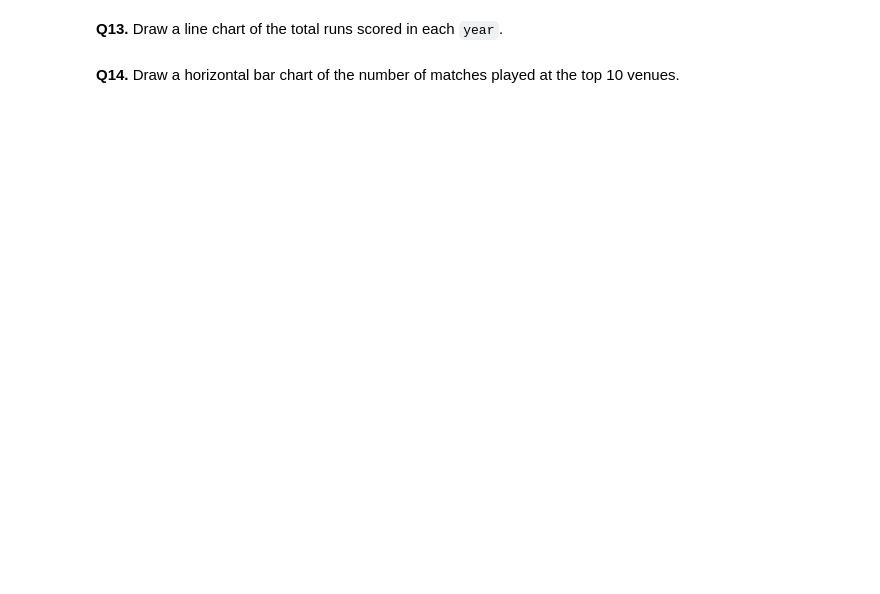
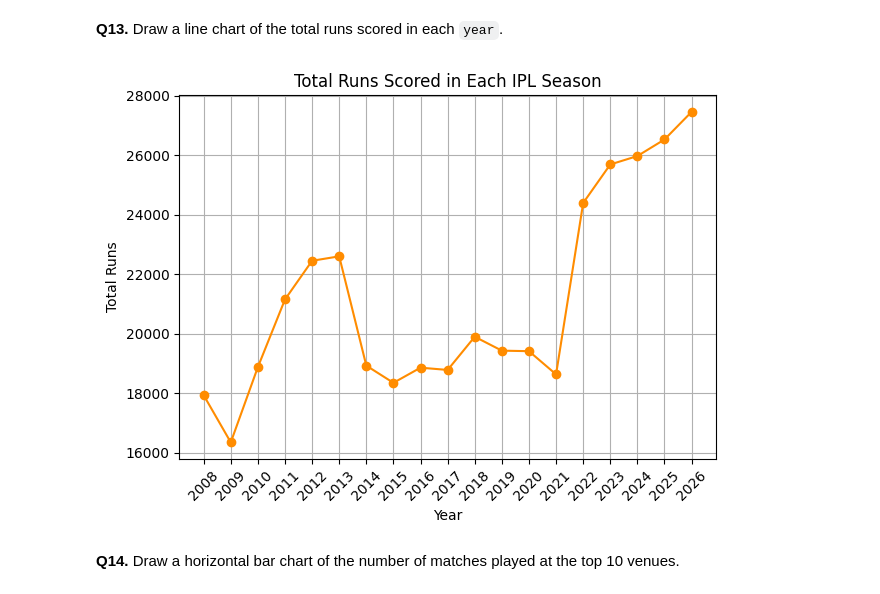
Before and after one commit to AnshuAnshu01/Data_Analytics_Python, a Jupyter notebook: IPL/IPL_Practice_Questions.ipynb, the cells around one changed output. Drawn from its saved outputs; the diff is of its cells as text; code cells hidden in the pictures; blank space fills up the shorter version.

```diff
--- a/IPL/IPL_Practice_Questions.ipynb
+++ b/IPL/IPL_Practice_Questions.ipynb
@@ -79,2 +232,20 @@ df = pd.read_csv("IPL.csv", low_memory=False)
+# %%
+# Your code here
+runs_per_year = df.groupby("year")["runs_total"].sum()
+
+fig, ax = plt.subplots()
+ax.plot(runs_per_year.index, runs_per_year.values, marker="o", color="darkorange")
+
+ax.set_title("Total Runs Scored in Each IPL Season")
+ax.set_xlabel("Year")
+ax.set_ylabel("Total Runs")
+ax.set_xticks(runs_per_year.index)
+plt.xticks(rotation=45)
+ax.grid()
+
+plt.tight_layout()
+plt.show()
+# %% [output]
+[figure, added]
 # %% [markdown]
 **Q14.** Draw a horizontal bar chart of the number of matches played at the top 10 venues.
```
Also changed, not shown: parts of 49 cells of this notebook.
